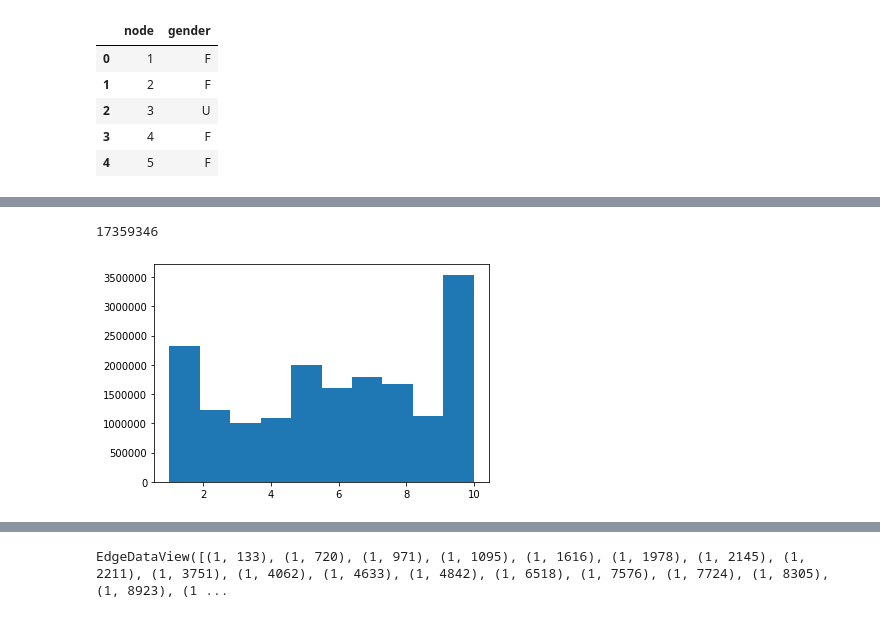
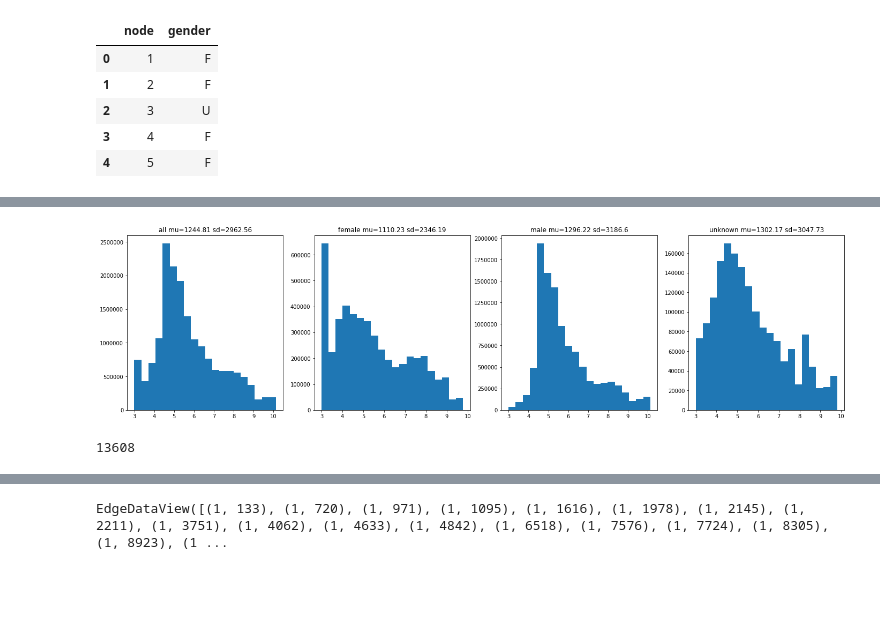
Before and after one commit to tomvopat/na2020-rating_profiles, a Jupyter notebook: rating_profiles.ipynb, the cells around one changed output, grey strips where cells are left out. Cells and saved outputs as stored; diff of their text form; code cells hidden in the pictures; blank space fills up the shorter version.

```diff
--- a/rating_profiles.ipynb
+++ b/rating_profiles.ipynb
@@ -42,0 +94,21 @@ gender.head(5)
+# %%
+fig, ax = plt.subplots(1, 4)
+fig.set_size_inches(24, 6)
+
+def get_title(name, df):
+    mu = np.round(df["degree"].mean(), 2)
+    sd = np.round(df["degree"].std(), 2)
+    return f"{name} mu={mu} sd={sd}"
+
+ax[0].hist(np.log(joined["degree"]), bins=20)
+ax[0].set_title(get_title('all', joined))
+ax[1].hist(np.log(female["degree"]), bins=20)
+ax[1].set_title(get_title('female', female))
+ax[2].hist(np.log(male["degree"]), bins=20)
+ax[2].set_title(get_title('male', male))
+ax[3].hist(np.log(unknown["degree"]), bins=20)
+ax[3].set_title(get_title('unknown', unknown))
+
+plt.show()
+# %% [output]
+[figure, added]
@@ -43,9 +119,4 @@ gender.head(5)
 # %%
-len(ratings)
+len(ratings_sub1)
 # %% [output]
-17359346
+13608
-# %%
-plt.hist(ratings["weight"])
-plt.show()
-# %% [output]
-[figure, removed]
```
Also changed, not shown: parts of 15 cells of this notebook.
